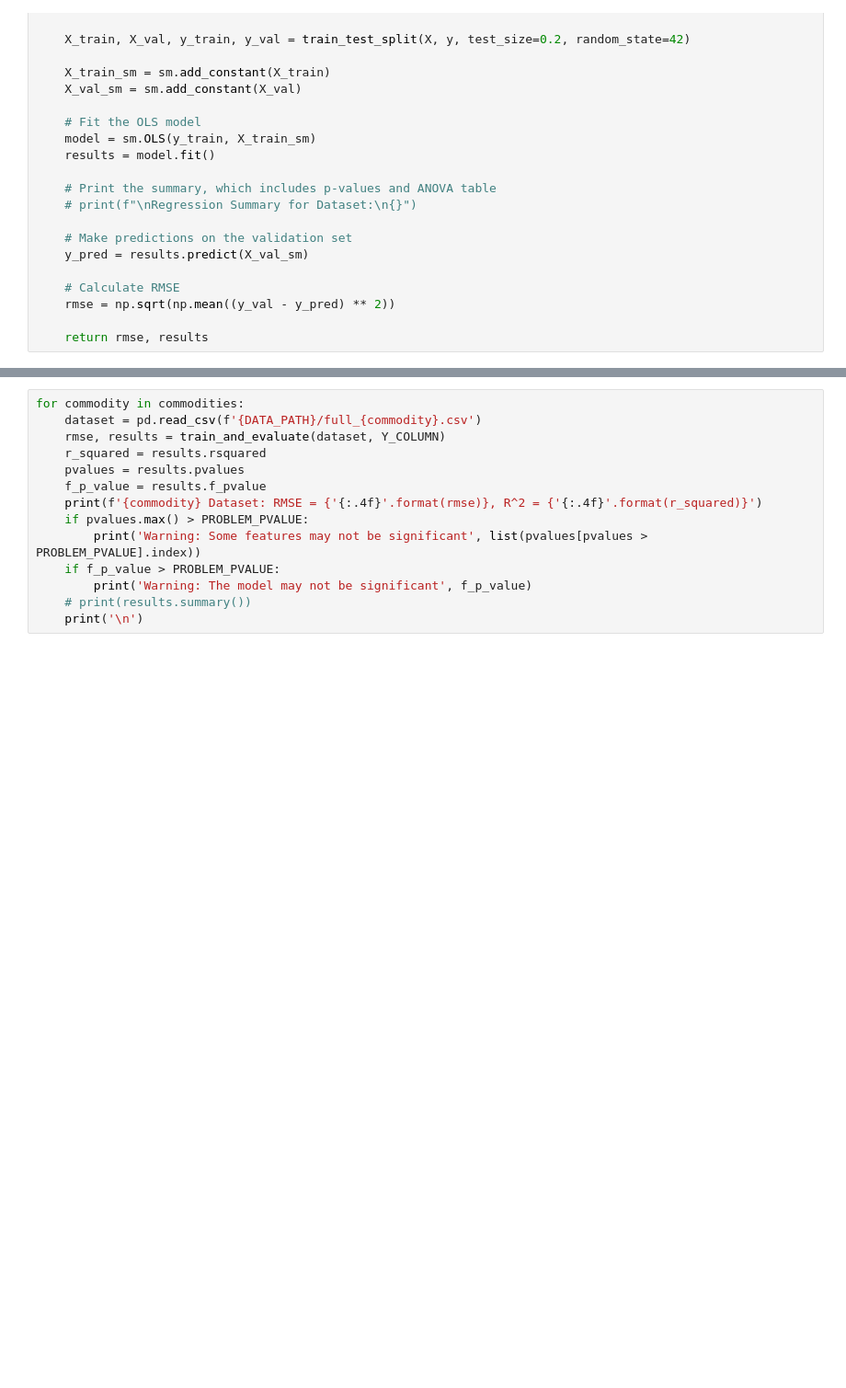
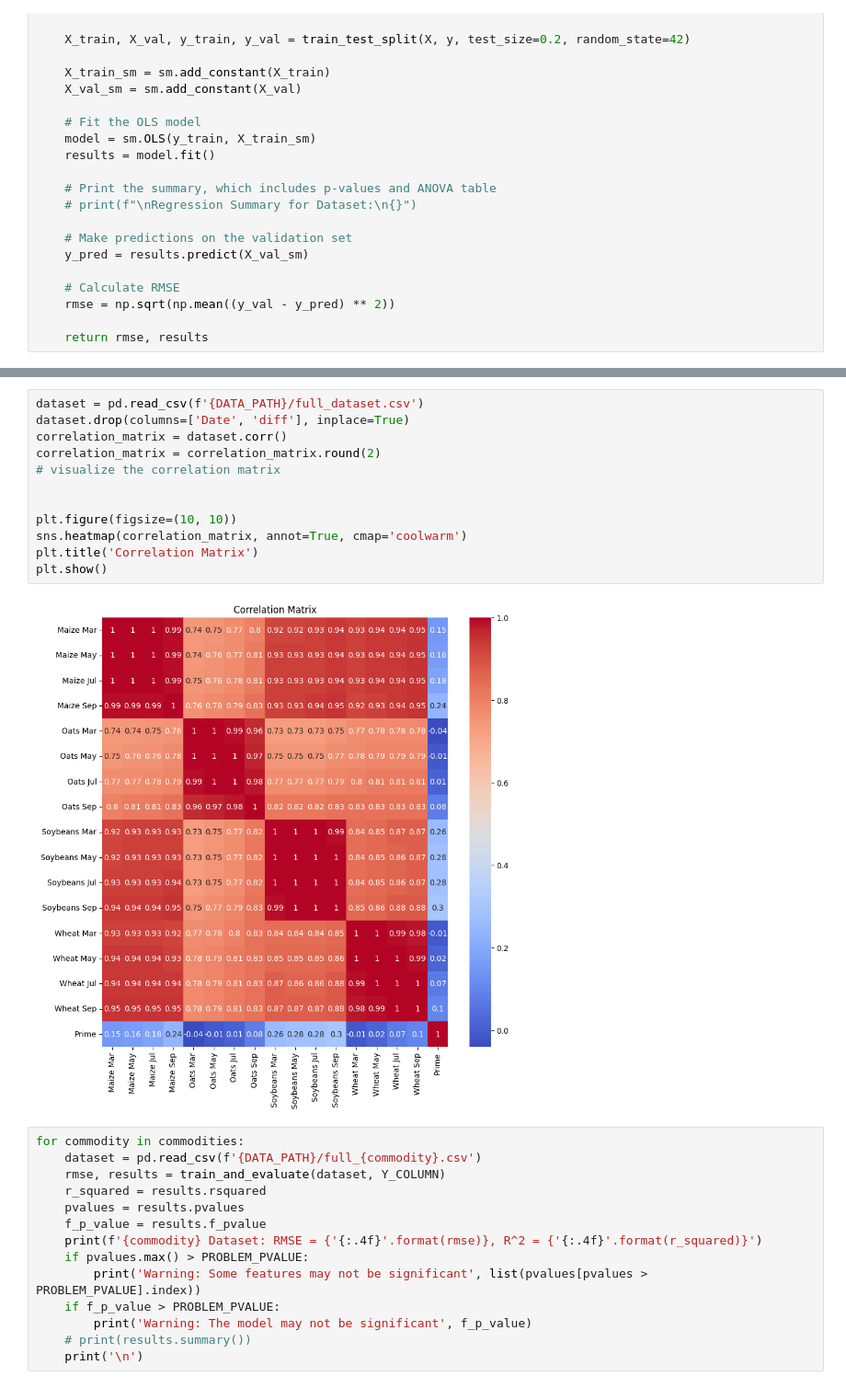
Before and after one commit to ireinman/Fintech, a Jupyter notebook: regression.ipynb, the cells around one changed output, grey strips where cells are left out. Shown: that part at 92% size. Cells and saved outputs as stored; diff of their text form; blank space fills up the shorter version.

```diff
--- a/regression.ipynb
+++ b/regression.ipynb
@@ -38,3 +71,17 @@ def train_and_evaluate(dataset, y_col):
+# %%
+dataset = pd.read_csv(f'{DATA_PATH}/full_dataset.csv')
+dataset.drop(columns=['Date', 'diff'], inplace=True)
+correlation_matrix = dataset.corr()
+correlation_matrix = correlation_matrix.round(2)
+# visualize the correlation matrix
+
+
+plt.figure(figsize=(10, 10))
+sns.heatmap(correlation_matrix, annot=True, cmap='coolwarm')
+plt.title('Correlation Matrix')
+plt.show()
+# %% [output]
+[figure, added]
 # %%
 for commodity in commodities:
     dataset = pd.read_csv(f'{DATA_PATH}/full_{commodity}.csv')
```
Also changed, not shown: parts of 3 cells of this notebook, 2 other files.
